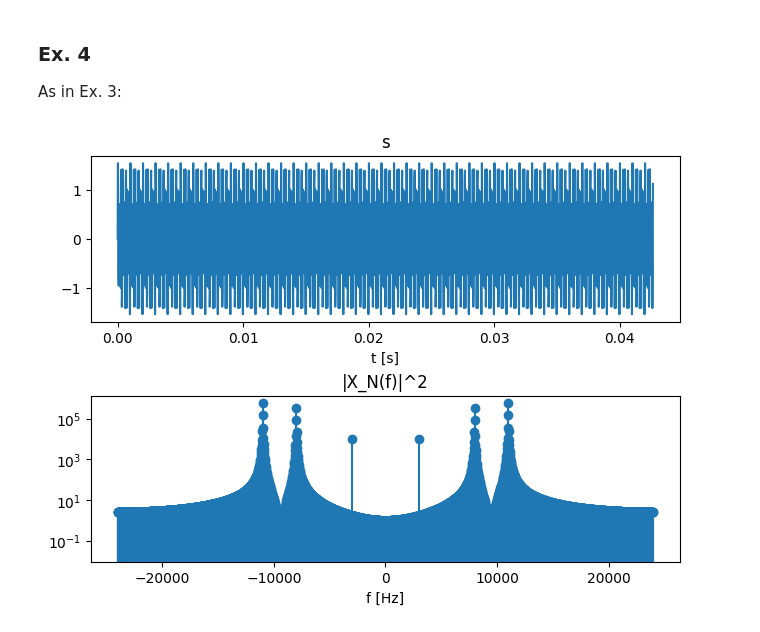
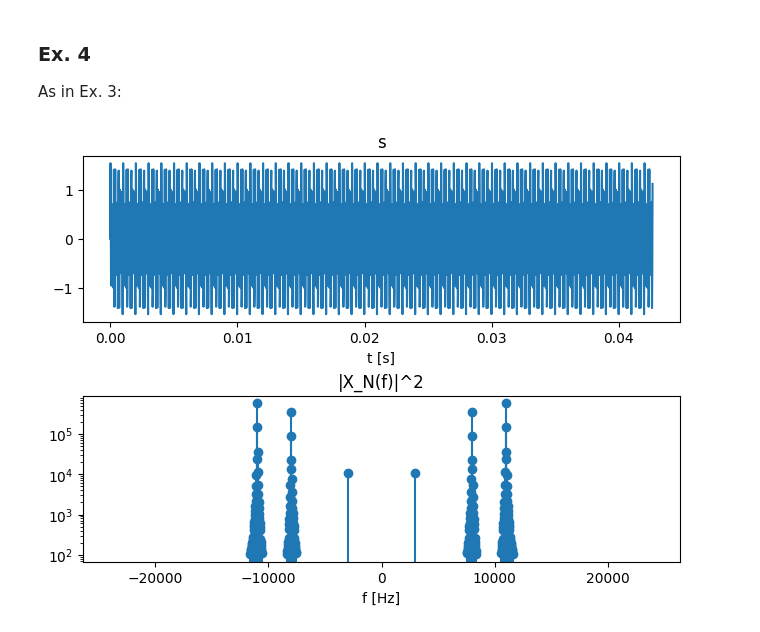
Before and after one commit to Sawertynn/WMM_101_Kukielka_Kurzela, a Jupyter notebook: 101_Kukielka_Kurzela.ipynb, the cells around one changed output. Cells and saved outputs as stored; diff of their text form; code cells hidden in the pictures.

```diff
--- a/101_Kukielka_Kurzela.ipynb
+++ b/101_Kukielka_Kurzela.ipynb
@@ -50,0 +152,24 @@ plt.show()
+# %%
+A = 4
+N = 12
+N0_list = [0, 1, 4, 9]
+
+def s(n):
+    return A * (1 - (n % N) / N)
+
+signal = [s(n) for n in range(N)]
+
+for n0_base in N0_list:
+    n0 = n0_base * N
+    s_with_zeros = signal + [0.0] * n0
+    spectrum = np.fft.fft(s_with_zeros)
+    ampl_spectrum = np.abs(spectrum) / (N + n0)
+    phase_spectrum = np.angle(spectrum)
+
+    plt.stem(ampl_spectrum)
+    plt.title(f"Wdimo amplitudowe przy dodaniu {n0_base}N zer")
+    plt.show()
+
+    plt.stem(phase_spectrum)
+    plt.title(f"Widmo fazowe przy dodaniu {n0_base}N zer")
+    plt.show()
@@ -55,23 +189,23 @@ As in Ex. 3:
 # %%
 N = 2048
 f_s = 48000
 As = [0.1, 0.7, 0.9]
 fs = [3000, 8000, 11000]
 signal = [sum([A * np.sin(2 * np.pi * f * i/f_s) for A, f in zip(As, fs)])
      for i in range(N)]
 fft = np.fft.fft(signal)
-fft.real[np.abs(fft.real) < 1e-10] = 0
-fft.imag[np.abs(fft.imag) < 1e-10] = 0
+fft.real[np.abs(fft.real) < 10] = 0
+fft.imag[np.abs(fft.imag) < 10] = 0
 fft_energy = np.abs(fft) ** 2
 frequencies = np.fft.fftfreq(N, 1/f_s)
 fig, (ax1, ax2) = plt.subplots(2, layout='constrained')
 ax1.plot(np.arange(N) / f_s, signal)
 ax1.set_title("s")
 ax1.set_xlabel("t [s]")
 ax2.stem(frequencies, fft_energy)
 ax2.set_title("|X_N(f)|^2")
 ax2.set_xlabel("f [Hz]")
 ax2.set_yscale('log')
 plt.show()
 # %% [output]
-[figure, old version]
+[figure, new version]
```
Also changed, not shown: parts of 10 cells of this notebook.
